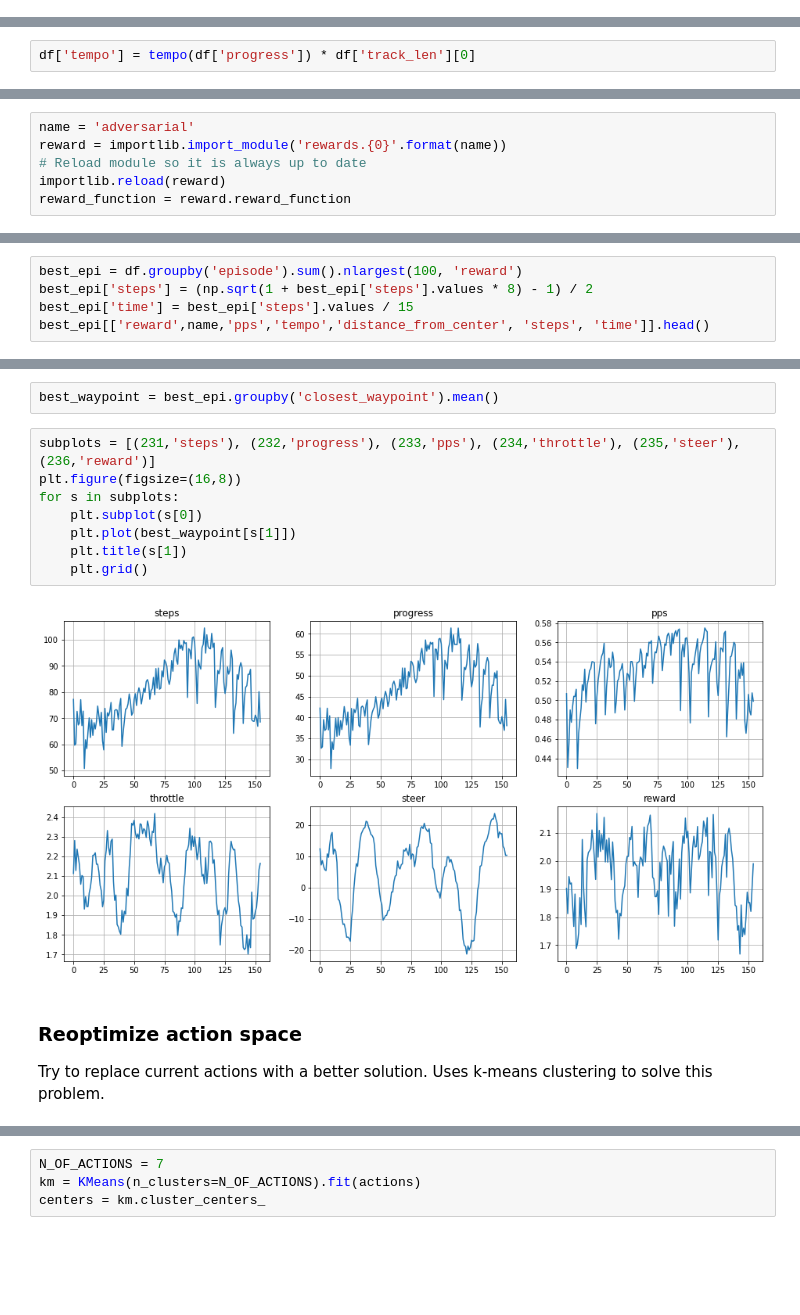
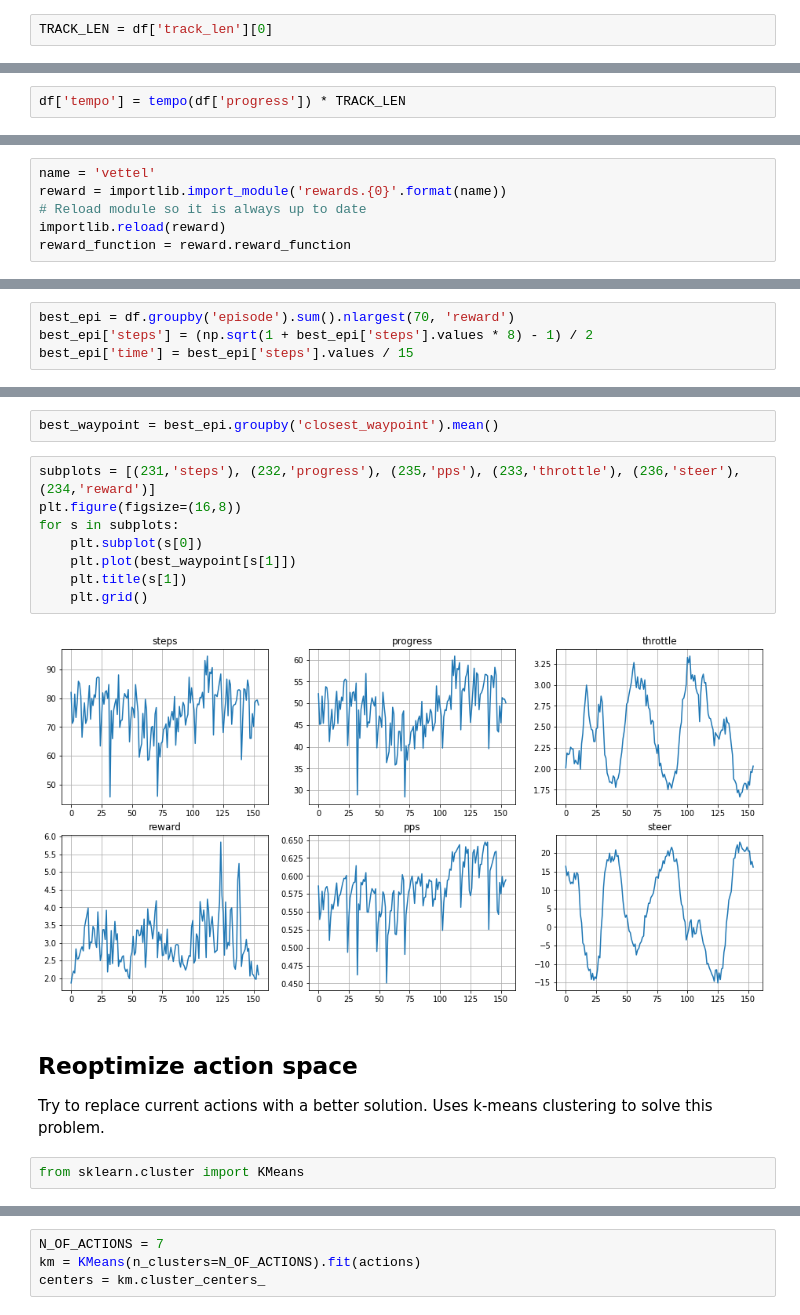
Before and after one commit to Maciej-GBS/dr-gummy, a Jupyter notebook: Essentials_analysis.ipynb, the cells around one changed output, grey strips where cells are left out. Saved outputs shown, nothing was run; the diff lists cells and outputs as text; blank space fills up the shorter version.

Commit message:
Steering centering, improved notebook quality

```diff
--- a/Essentials_analysis.ipynb
+++ b/Essentials_analysis.ipynb
@@ -247,6 +252,8 @@ def tempo(progress):
         result[x] = d
         last = max(float(p), 0.0)
     return result
+# %%
+TRACK_LEN = df['track_len'][0]
 # %%
 # Logarithmic progress for increased contrast (subject to change if a better method of contrast increase is developed)
 df['log_progress'] = [math.log(1.0 + max(r['progress'],0.0) / 10.0) for _,r in df.iterrows()]
@@ -257,6 +264,6 @@ pu.plot_track(df, track, value_field='log_progress', margin=1)
 <Figure size 432x288 with 0 Axes>
 # %%
-df['tempo'] = tempo(df['progress']) * df['track_len'][0]
+df['tempo'] = tempo(df['progress']) * TRACK_LEN
 # %%
 df['tempo'].hist(bins=30)
 # %% [output]
@@ -326,7 +333,7 @@ df['distance_from_center'] = [dist_from_center(r, track.center_line) for _,r in
 # %% [markdown]
 ## Apply different reward
 # %%
-name = 'adversarial'
+name = 'vettel'
 reward = importlib.import_module('rewards.{0}'.format(name))
 # Reload module so it is always up to date
 importlib.reload(reward)
@@ -401,7 +408,6 @@ plt.plot(sectors.index, sectors['var'])
 # Top explored solutions
 Verify what your model has found to give the best results.
 # %%
-best_epi = df.groupby('episode').sum().nlargest(100, 'reward')
+best_epi = df.groupby('episode').sum().nlargest(70, 'reward')
 best_epi['steps'] = (np.sqrt(1 + best_epi['steps'].values * 8) - 1) / 2
 best_epi['time'] = best_epi['steps'].values / 15
-best_epi[['reward',name,'pps','tempo','distance_from_center', 'steps', 'time']].head()
@@ -459,18 +482,20 @@ Name: steer, dtype: int64
 # %%
 best_waypoint = best_epi.groupby('closest_waypoint').mean()
 # %%
-subplots = [(231,'steps'), (232,'progress'), (233,'pps'), (234,'throttle'), (235,'steer'), (236,'reward')]
+subplots = [(231,'steps'), (232,'progress'), (235,'pps'), (233,'throttle'), (236,'steer'), (234,'reward')]
 plt.figure(figsize=(16,8))
 for s in subplots:
     plt.subplot(s[0])
     plt.plot(best_waypoint[s[1]])
     plt.title(s[1])
     plt.grid()
 # %% [output]
-[figure, old version]
+[figure, new version]
 # %% [markdown]
-### Reoptimize action space
+## Reoptimize action space
 Try to replace current actions with a better solution. Uses k-means clustering to solve this problem.
+# %%
+from sklearn.cluster import KMeans
 # %%
 actions = best_waypoint[['throttle','steer']].values
 plt.plot(*actions.T, 'o')
```
Also changed, not shown: parts of 52 cells of this notebook.
